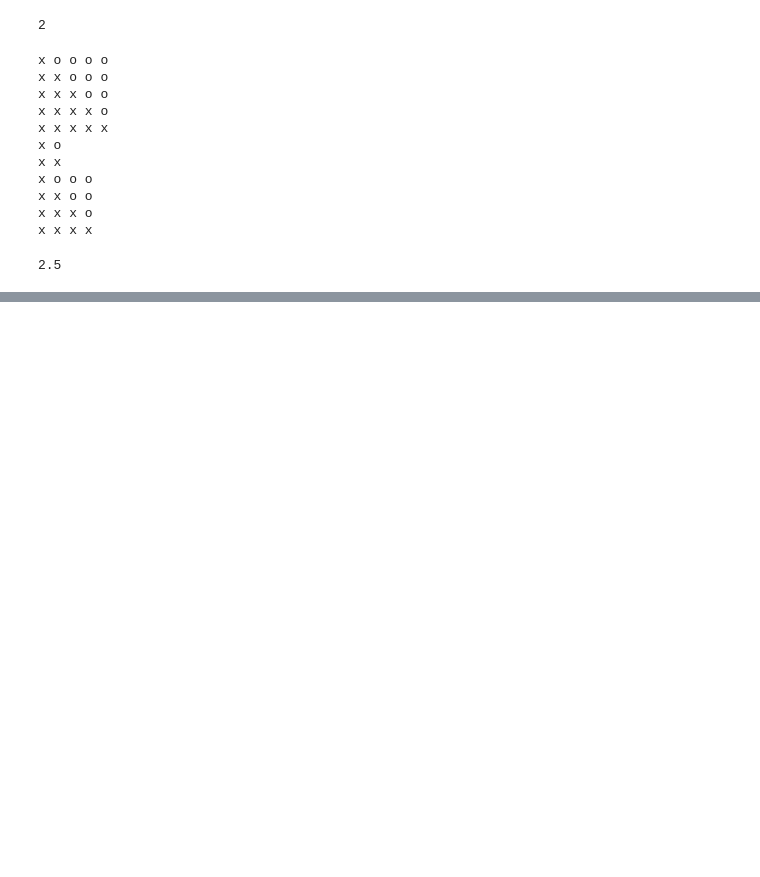
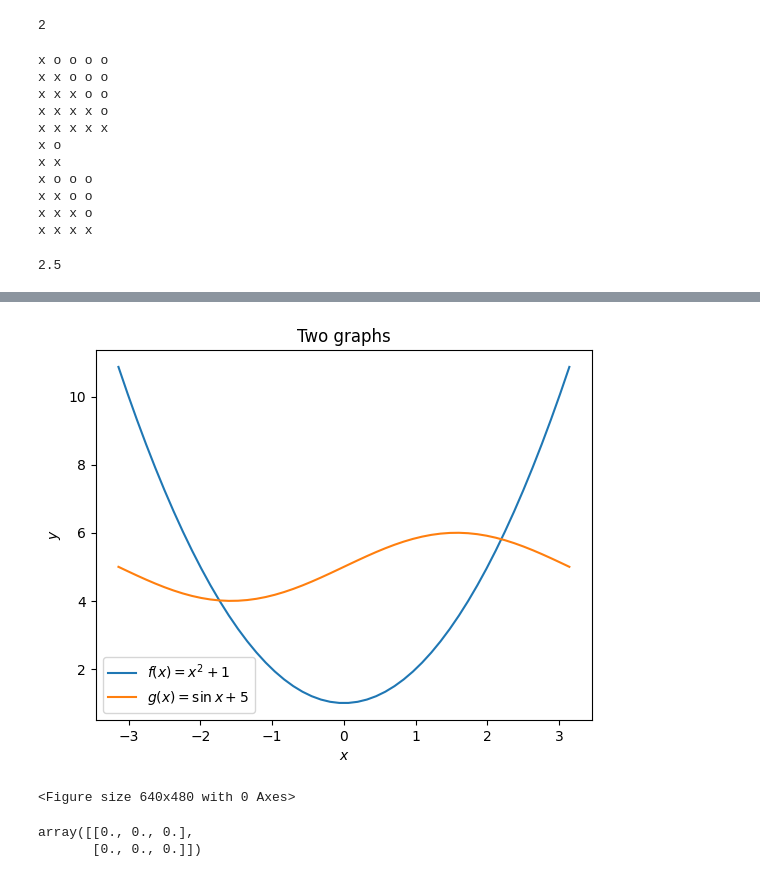
Before and after one commit to DeeveeLoper/python_roberto_camacho_op24, a Jupyter notebook: fundamentals_part_2.ipynb, the cells around one changed output, grey strips where cells are left out. Saved outputs shown, nothing was run; the diff lists cells and outputs as text; code cells hidden in the pictures; blank space fills up the shorter version.

```diff
--- a/fundamentals_part_2.ipynb
+++ b/fundamentals_part_2.ipynb
@@ -105,0 +159,24 @@ different orders
+# %%
+# numpy
+import numpy as np
+
+x = np.linspace(-np.pi, np.pi)
+print()
+
+f = lambda x: x**2 +1
+g = lambda x: np.sin(x) + 5
+
+ax, fig = plt.axes(), plt.figure()
+
+ax.plot(x, f(x), label="$f(x) = x^2+1$")
+ax.plot(x, g(x), label="$g(x) = \\sin{x} + 5$")
+ax.set(title="Two graphs", xlabel="$x$", ylabel="$y$")
+ax.legend();
+# %% [output]
+[figure, added]
+<Figure size 640x480 with 0 Axes>
+# %%
+np.zeros((2, 3)) # 2-dimensional array (matrix)
+# %% [output]
+array([[0., 0., 0.],
+       [0., 0., 0.]])
```
Also changed, not shown: parts of 18 cells of this notebook, 2 other files.
